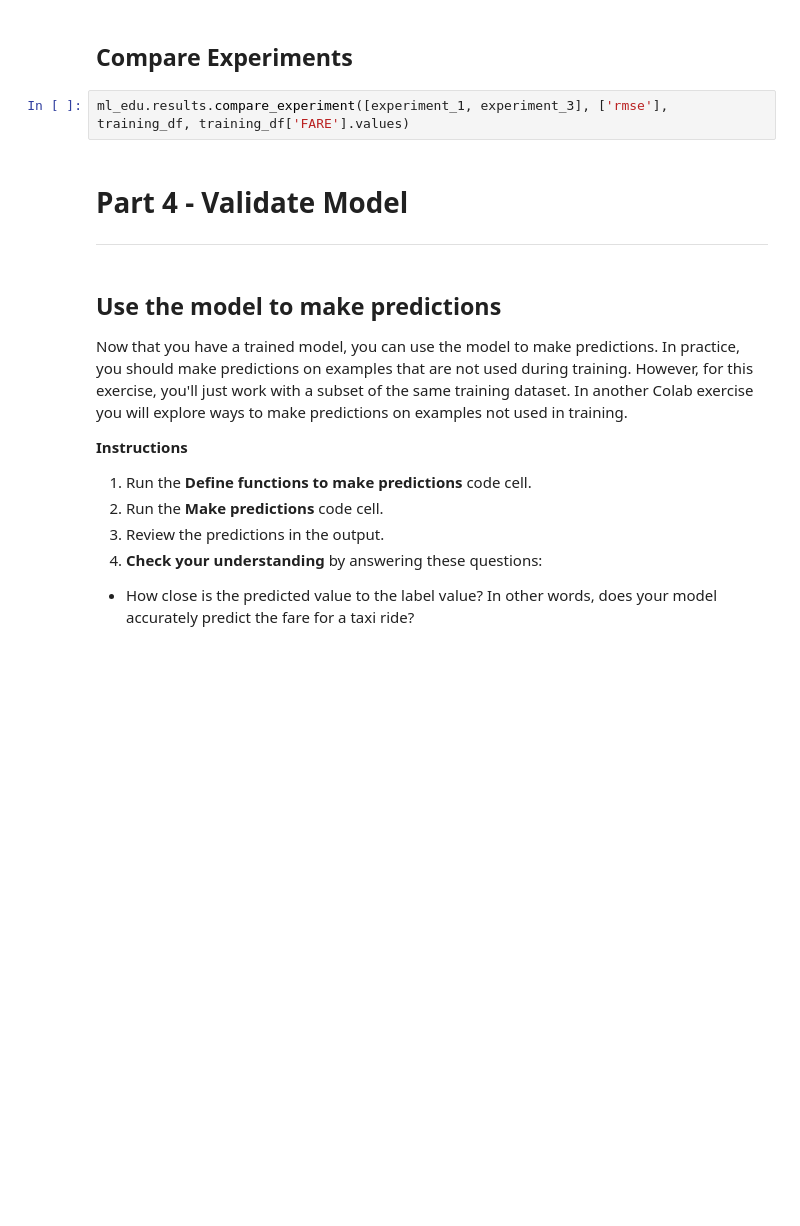
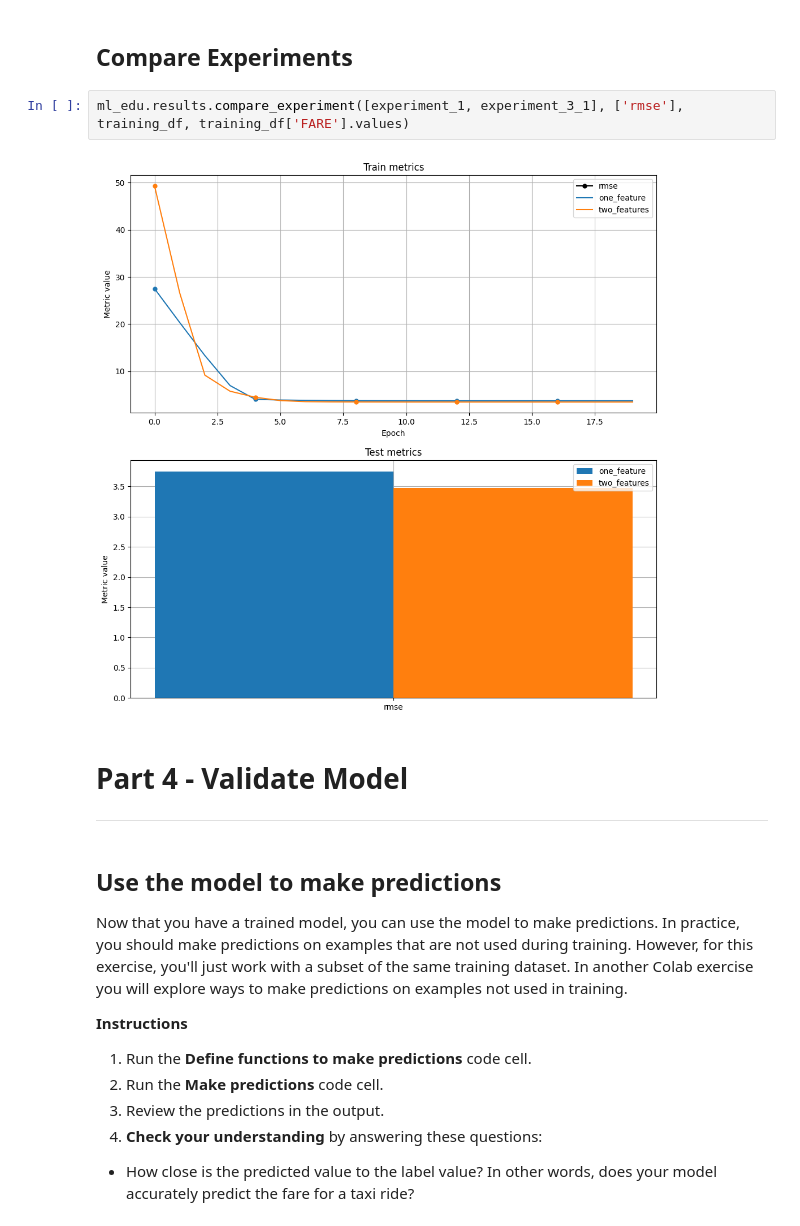
Before and after one commit to Hamtak0/DeepLearning, a Jupyter notebook: linear_regression_taxi.ipynb, the cells around one changed output. Saved outputs shown, nothing was run; the diff lists cells and outputs as text; blank space fills up the shorter version.

```diff
--- a/linear_regression_taxi.ipynb
+++ b/linear_regression_taxi.ipynb
@@ -744,7 +830,9 @@ print(answer)
 # %% [markdown]
 ## Compare Experiments
 # %%
-ml_edu.results.compare_experiment([experiment_1, experiment_3], ['rmse'], training_df, training_df['FARE'].values)
+ml_edu.results.compare_experiment([experiment_1, experiment_3_1], ['rmse'], training_df, training_df['FARE'].values)
+# %% [output]
+[figure, added]
 # %% [markdown]
 # Part 4 - Validate Model
 
```
Also changed, not shown: parts of 7 cells of this notebook.
